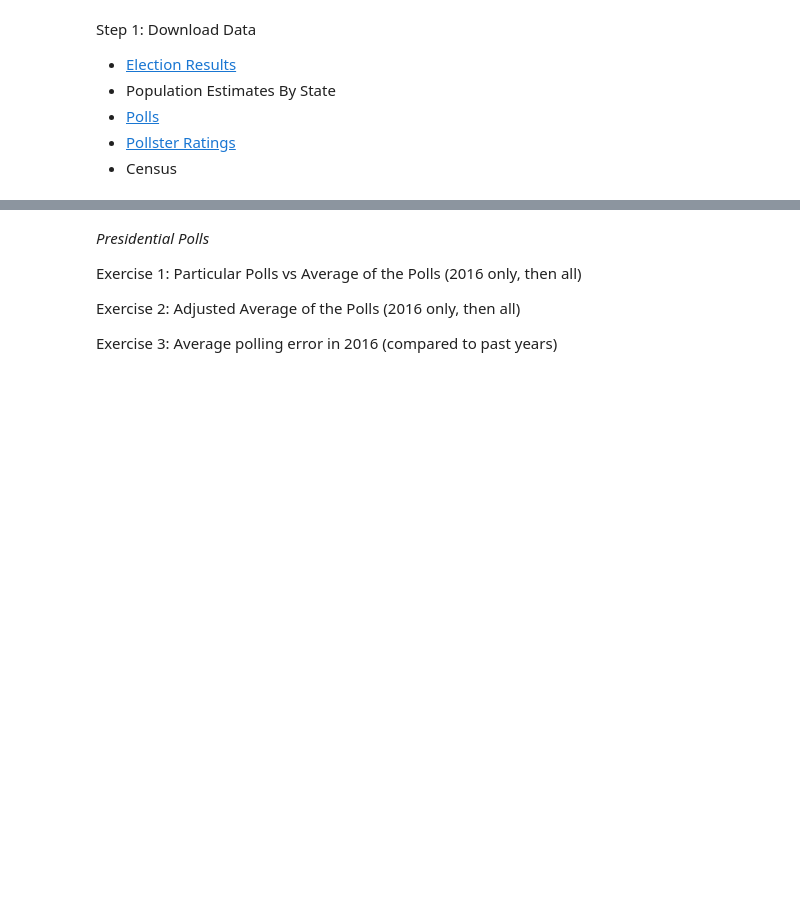
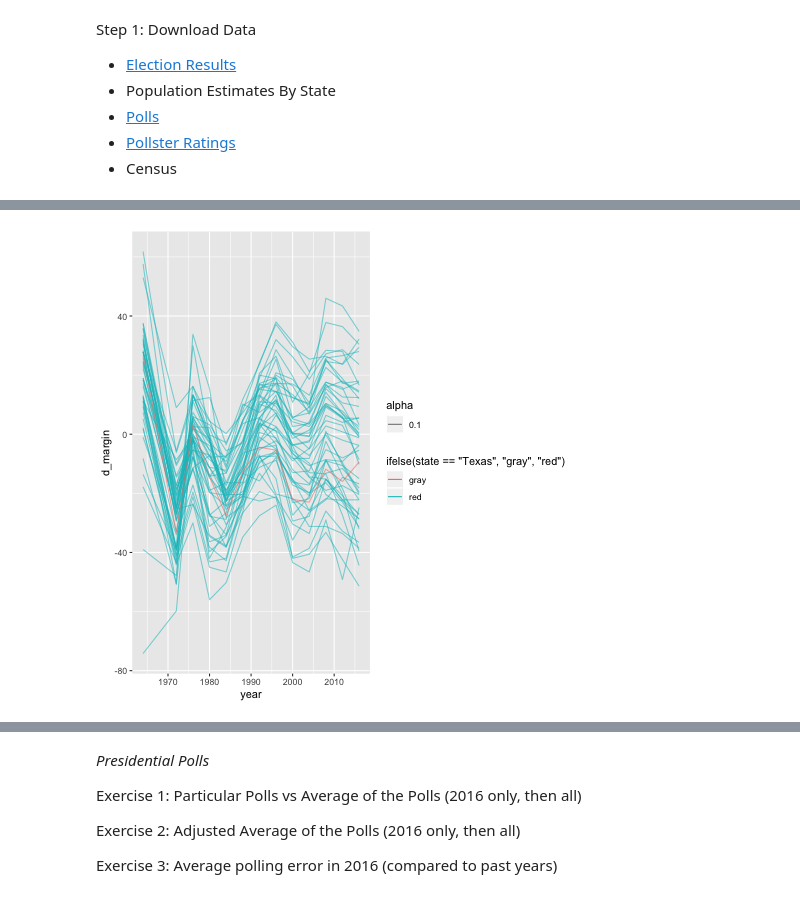
Before and after one commit to dmil/wrangler-polls, a Jupyter notebook: polling-analysis.ipynb, the cells around one changed output, grey strips where cells are left out. Drawn from its saved outputs; the diff is of its cells as text; code cells hidden in the pictures; blank space fills up the shorter version.

```diff
--- a/polling-analysis.ipynb
+++ b/polling-analysis.ipynb
@@ -14,0 +72,8 @@ Step 1: Download Data
+# %%
+%%R -i pres_results_by_state
+
+pres_results_by_state
+ggplot(data=pres_results_by_state,aes(x=year, y=d_margin, group=state, alpha=.1,col = ifelse(state=='Texas','gray','red'))) +
+geom_line()
+# %% [output]
+[figure, added]
```
Also changed, not shown: parts of 13 cells of this notebook.
